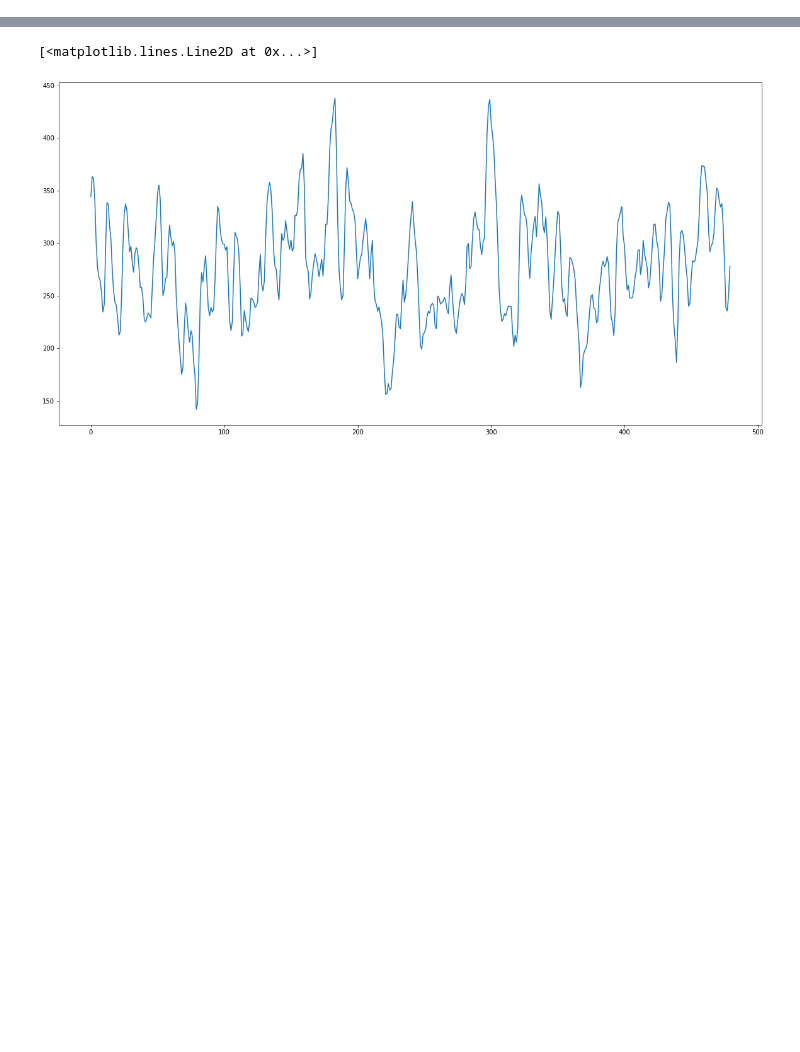
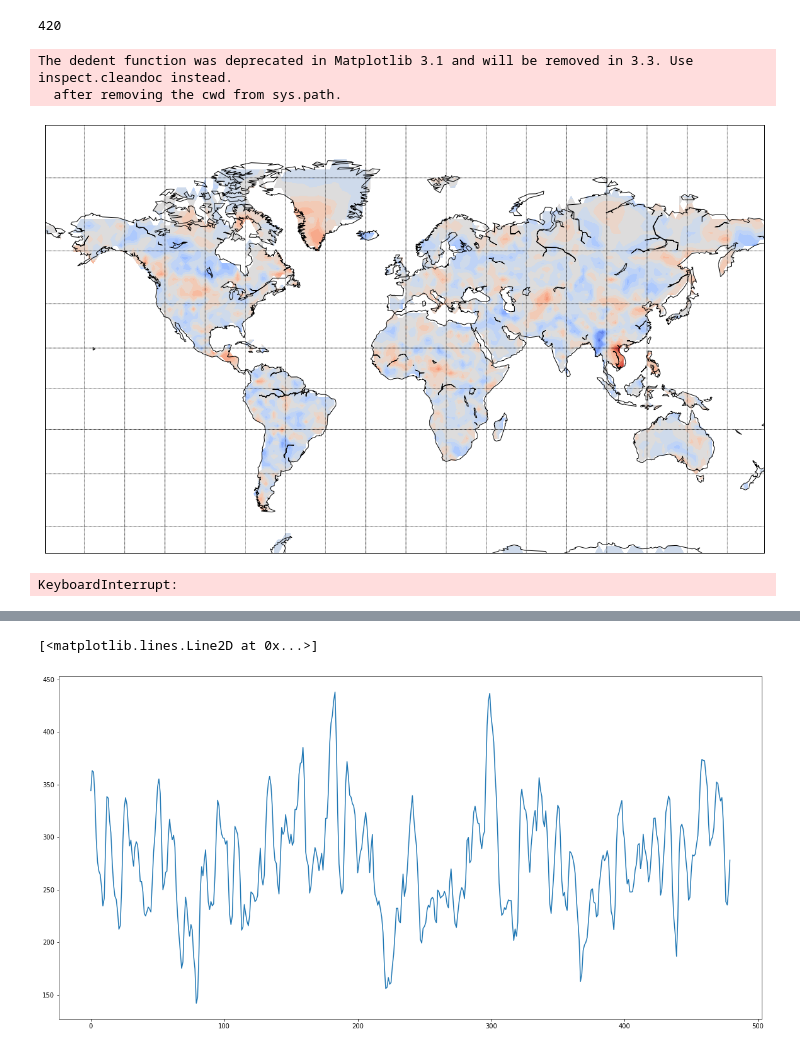
Before and after one commit to alchemist5617/timeseries-networks, a Jupyter notebook: whole_data_validation/Soil_moisture.ipynb, the cells around one changed output, grey strips where cells are left out. Saved outputs shown, nothing was run; the diff lists cells and outputs as text; code cells hidden in the pictures; blank space fills up the shorter version.

```diff
--- a/whole_data_validation/Soil_moisture.ipynb
+++ b/whole_data_validation/Soil_moisture.ipynb
@@ -67,0 +145,49 @@ plt.rcParams["figure.figsize"] = (20,10)
+# %%
+len(count)
+# %% [output]
+420
+# %%
+pc = 1
+
+df_sst["pc"] = V[:,pc-1]
+
+#lon1 = np.arange(-178.75,179.0,2.5)
+lon1 = np.arange(-179.75,180,2)
+#lat1 = np.arange(-40,40,2.5)
+
+deg = np.zeros((len(lat),len(lon1)))
+
+lat_number = deg.shape[0]
+lon_number = deg.shape[1]
+
+for i in range(lat_number):
+    for j in range(lon_number):
+        if not df_sst[(df_sst.lats == lat[i]) & (df_sst.lons == lon1[j])].pc.values.size == 0:
+            deg[i,j] = df_sst[(df_sst.lats == lat[i]) & (df_sst.lons == lon1[j])].pc.values
+        else:
+            deg[i,j]=np.nan
+# %%
+#plt.figure(figsize=(30,15))
+
+lon  = lon1
+m=Basemap(projection='mill',lat_ts=10,llcrnrlon=lon1.min(), \
+  urcrnrlon=lon1.max(),llcrnrlat=lat.min()+20,urcrnrlat=lat.max(), \
+  resolution='c')
+
+lon2, lat2 = np.meshgrid(lon1,lat)
+x, y = m(lon2, lat2)
+fig = plt.figure(figsize=(20,15))
+#m.fillcontinents(color='gray',lake_color='gray')
+m.drawcoastlines()
+m.drawparallels(np.arange(-80.,81.,20.))
+m.drawmeridians(np.arange(-180.,181.,20.))
+m.drawmapboundary(fill_color='white')
+cs = m.contourf(x,y,deg,20,cmap=plt.cm.get_cmap('coolwarm'))
+#plt.title(' EOF {}'.format(pc))
+#cbar.ax.tick_params(labelsize=25)
+#plt.colorbar();
+plt.savefig("SOIL_EOF_{}_{}_{}.png".format(train_start[ijz],validation_end[ijz],pc))
+# %% [output]
+The dedent function was deprecated in Matplotlib 3.1 and will be removed in 3.3. Use inspect.cleandoc instead.
+  after removing the cwd from sys.path.
+[figure, added]
@@ -67,0 +205,22 @@ plt.rcParams["figure.figsize"] = (20,10)
+# %%
+pc = 1
+
+df_sst["pc"] = V[:,pc-1]
+
+#lon1 = np.arange(-178.75,179.0,2.5)
+lon1 = np.arange(-179.75,180,2)
+#lat1 = np.arange(-40,40,2.5)
+
+deg = np.zeros((len(lat),len(lon1)))
+
+lat_number = deg.shape[0]
+lon_number = deg.shape[1]
+
+for i in range(lat_number):
+    for j in range(lon_number):
+        if not df_sst[(df_sst.lats == lat[i]) & (df_sst.lons == lon1[j])].pc.values.size == 0:
+            deg[i,j] = df_sst[(df_sst.lats == lat[i]) & (df_sst.lons == lon1[j])].pc.values
+        else:
+            deg[i,j]=np.nan
+# %% [output]
+KeyboardInterrupt:
```
Also changed, not shown: parts of 23 cells of this notebook, 52 other files.
